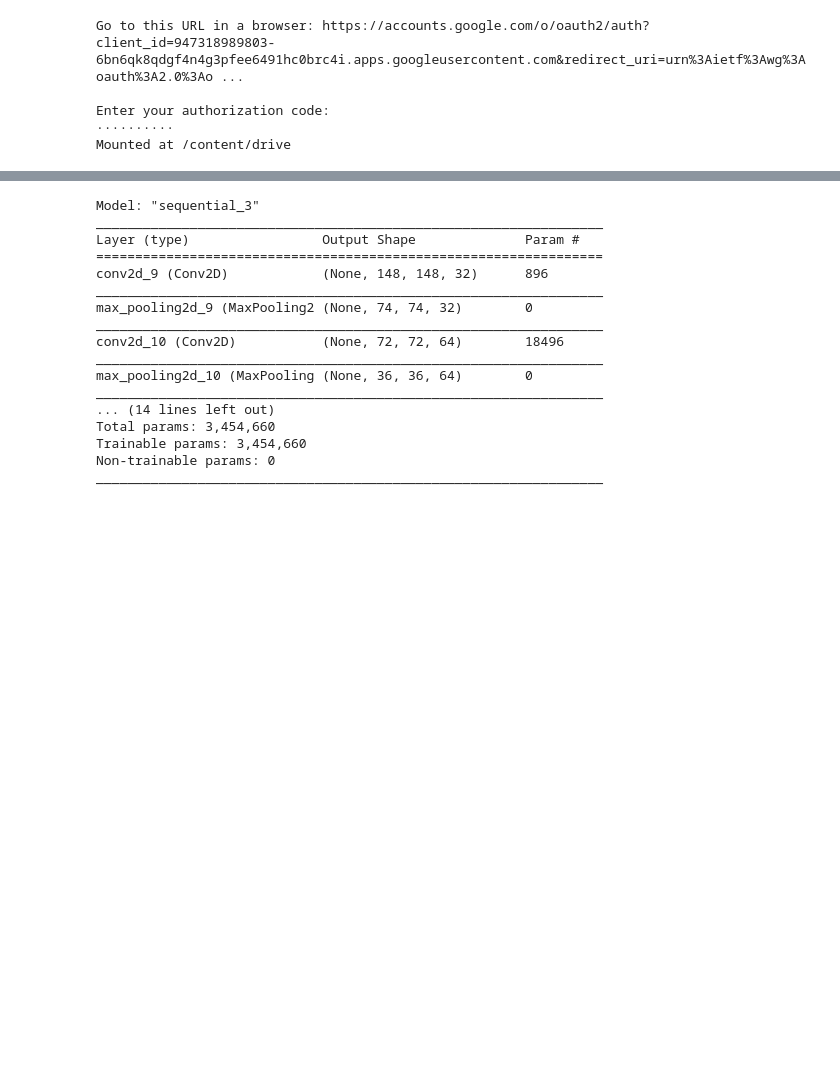
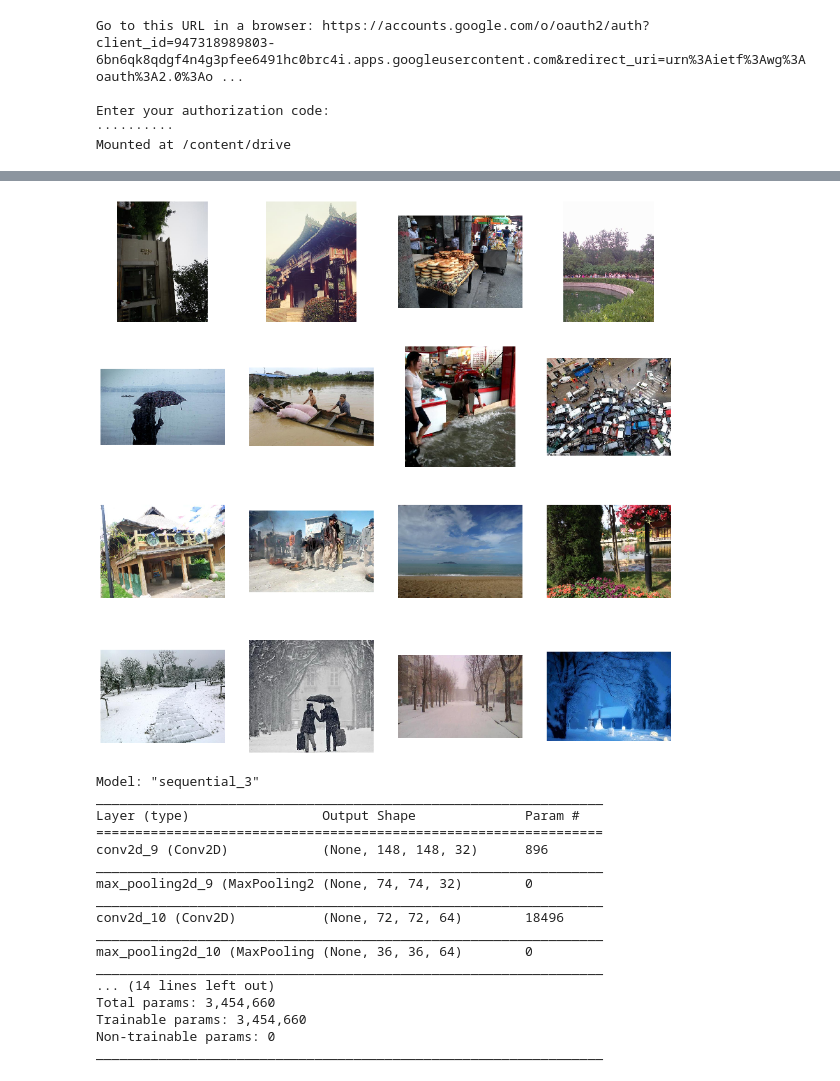
Before and after one commit to teng-joyeen/teng-joyeen, a Jupyter notebook: Multi_Class_Weather_Recognition_and_Classification_on_Outdoor_Images.ipynb, the cells around one changed output, grey strips where cells are left out. Saved outputs shown, nothing was run; the diff lists cells and outputs as text; code cells hidden in the pictures; blank space fills up the shorter version.

```diff
--- a/Multi_Class_Weather_Recognition_and_Classification_on_Outdoor_Images.ipynb
+++ b/Multi_Class_Weather_Recognition_and_Classification_on_Outdoor_Images.ipynb
@@ -250,6 +254,46 @@ total validation snowy images: 2000
 !pip install -q keras
 # %%
 import keras
+# %%
+%matplotlib inline
+
+import matplotlib.pyplot as plt
+import matplotlib.image as mpimg
+
+nrows = 4
+ncols = 4
+
+pic_index = 0
+
+fig = plt.gcf()
+fig.set_size_inches(ncols * 4, nrows * 4)
+
+pic_index += 4
+
+train_cloudy_fnames = os.listdir(train_cloudy_dir)
+train_rainy_fnames = os.listdir(train_rainy_dir)
+train_sunny_fnames = os.listdir(train_sunny_dir)
+train_snowy_fnames = os.listdir(train_snowy_dir)
+
+next_cloudy_pix = [os.path.join(train_cloudy_dir, fname)
+                for fname in train_cloudy_fnames[pic_index-4:pic_index]]
+next_rainy_pix = [os.path.join(train_rainy_dir, fname)
+                for fname in train_rainy_fnames[pic_index-4:pic_index]]
+next_sunny_pix = [os.path.join(train_sunny_dir, fname)
+                for fname in train_sunny_fnames[pic_index-4:pic_index]]
+next_snowy_pix = [os.path.join(train_snowy_dir, fname)
+                for fname in train_snowy_fnames[pic_index-4:pic_index]]
+
+for i, img_path in enumerate(next_cloudy_pix+next_rainy_pix+next_sunny_pix+next_snowy_pix):
+  sp = plt.subplot(nrows, ncols, i + 1)
+  sp.axis('Off')
+
+  img = mpimg.imread(img_path)
+  plt.imshow(img)
+
+plt.show()
+# %% [output]
+[figure, added]
 # %%
 from keras import layers
 from keras import models
```
Also changed, not shown: parts of 12 cells of this notebook.
